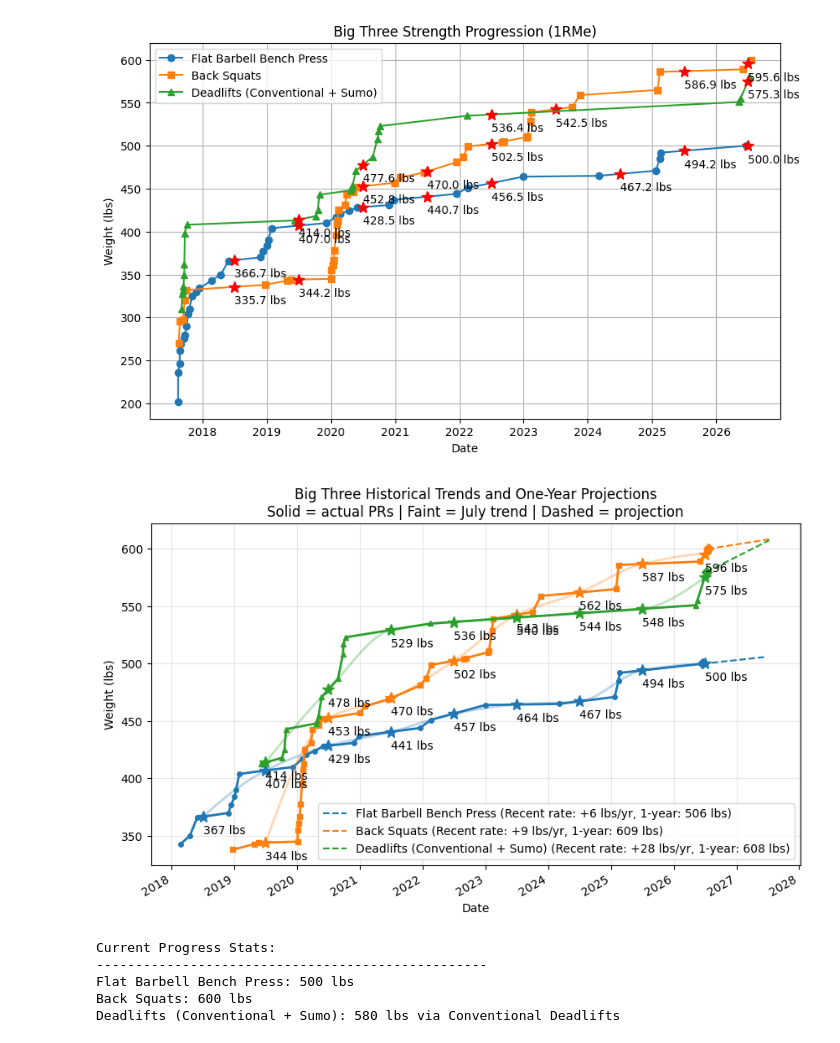
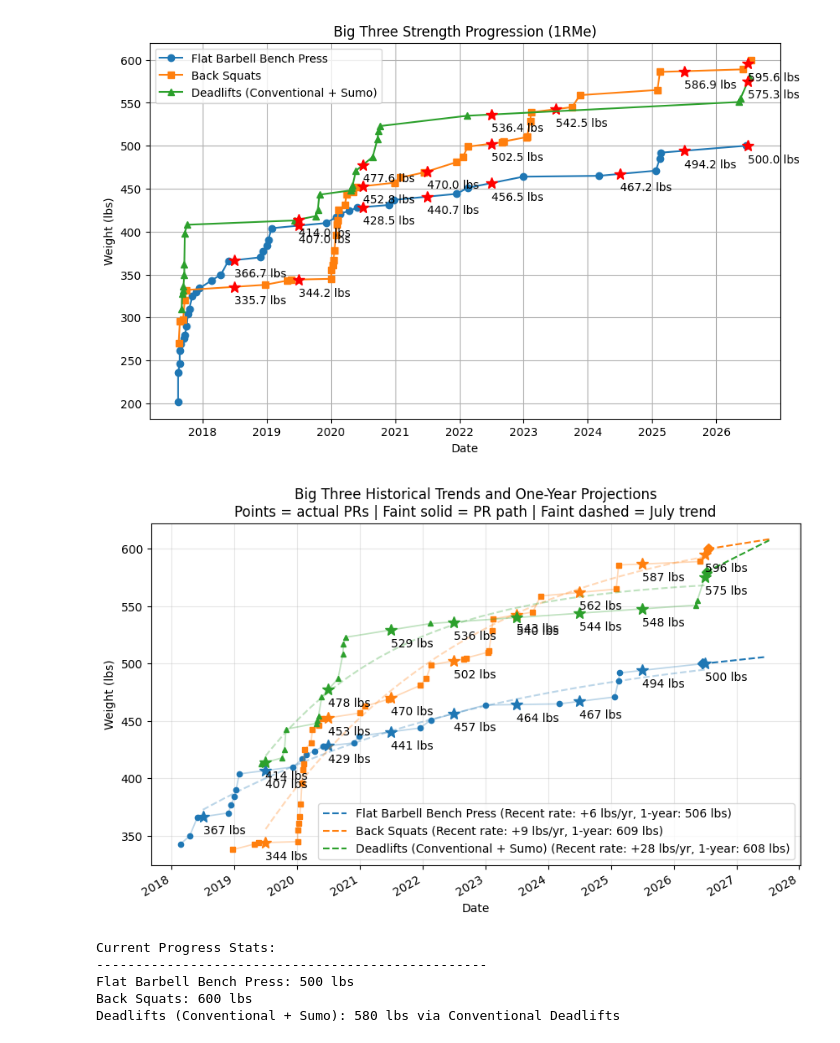
Before and after one commit to WeightliftingApp/WeightliftingApp-AnalyzeData, a Jupyter notebook: src/analyze_big_three.ipynb, the cells around one changed output. Cells and saved outputs as stored; diff of their text form; code cells hidden in the pictures.

Commit message:
Refine big three progression visualization

```diff
--- a/src/analyze_big_three.ipynb
+++ b/src/analyze_big_three.ipynb
@@ -131,9 +131,13 @@ plt.show()
 [figure]
 # %%
 import numpy as np
-from scipy.interpolate import PchipInterpolator
+from scipy.optimize import curve_fit
 
 DAYS_PER_YEAR = 365.2425
+
+
+def asymptotic_func(x, asymptote, growth, rate):
+    return asymptote - growth * np.exp(-rate * x)
 
 plt.figure(figsize=(10, 6))
 markers = ["o", "s", "^"]
@@ -198,19 +202,28 @@ for exercise, marker in zip(exercises, markers):
             elapsed_years = (future_dates - current_date).days / DAYS_PER_YEAR
             projected_weights = current_weight + recent_rate * elapsed_years
 
-            # Plot actual lifetime-record progression as the primary line.
+            # Keep the actual-record path faint, then draw its points
+            # separately at full opacity so the observations stand out.
             line = plt.plot(
                 df["date"],
                 df["weight"],
-                marker=marker,
-                markersize=4,
                 linestyle="-",
-                linewidth=2,
+                linewidth=1.25,
+                alpha=0.3,
             )[0]
             line_color = line.get_color()
+            plt.plot(
+                df["date"],
+                df["weight"],
+                linestyle="none",
+                marker=marker,
+                markersize=4.5,
+                color=line_color,
+            )
 
-            # Draw a shape-preserving historical trend through the annual
-            # snapshots. It describes history only and never extrapolates.
+            # Fit an asymptotic historical trend to the annual snapshots.
+            # It describes history only; current rates and projections below
+            # come from recent observed progress instead of this fit.
             historical_dates = pd.date_range(
                 selected_dates[0], selected_dates[-1], periods=300
             )
@@ -218,16 +231,38 @@ for exercise, marker in zip(exercises, markers):
                 [(date - selected_dates[0]).days for date in selected_dates]
             )
             smooth_x = (historical_dates - selected_dates[0]).days
-            historical_weights = PchipInterpolator(
-                historical_x, selected_weights
-            )(smooth_x)
-            plt.plot(
-                historical_dates,
-                historical_weights,
-                color=line_color,
-                linewidth=2,
-                alpha=0.3,
-            )
+            try:
+                historical_fit, _ = curve_fit(
+                    asymptotic_func,
+                    historical_x,
+                    selected_weights,
+                    p0=[
+                        max(selected_weights) * 1.1,
+                        max(selected_weights) * 0.5,
+                        0.001,
+                    ],
+                    bounds=(
+                        [max(selected_weights), 0, 0],
+                        [
+                            max(selected_weights) * 1.5,
+                            max(selected_weights),
+                            0.01,
+                        ],
+                    ),
+                )
+                historical_weights = asymptotic_func(
+                    smooth_x, *historical_fit
+                )
+                plt.plot(
+                    historical_dates,
+                    historical_weights,
+                    color=line_color,
+                    linestyle="--",
+                    linewidth=1.5,
+                    alpha=0.3,
+                )
+            except (RuntimeError, ValueError):
+                print(f"Could not fit historical curve for {exercise}")
 
             # Plot July 1 snapshots as stars.
             for date, weight in selected_points:
@@ -258,35 +293,35 @@ for exercise, marker in zip(exercises, markers):
                 label=(
                     f"{exercise} (Recent rate: {recent_rate:+.0f} lbs/yr, "
                     f"1-year: {projected_weight:.0f} lbs)"
                 ),
             )
 
 plt.title(
     "Big Three Historical Trends and One-Year Projections\n"
-    "Solid = actual PRs | Faint = July trend | Dashed = projection"
+    "Points = actual PRs | Faint solid = PR path | Faint dashed = July trend"
 )
 plt.xlabel("Date")
 plt.ylabel("Weight (lbs)")
 plt.grid(True, alpha=0.3)
 plt.legend()
 plt.gcf().autofmt_xdate()
 plt.show()
 
 # Print current stats
 print("\nCurrent Progress Stats:")
 print("-" * 50)
 for exercise in exercises:
     if exercise in max_dfs and not max_dfs[exercise].empty:
         df = max_dfs[exercise]
         current_weight = df["weight"].iloc[-1]
         variant_suffix = (
             f" via {df['variant'].iloc[-1]}"
             if len(exercise_variants[exercise]) > 1
             else ""
         )
         print(f"{exercise}: {current_weight:.0f} lbs{variant_suffix}")
 # %% [output]
-[figure, old version]
+[figure, new version]
 Current Progress Stats:
 --------------------------------------------------
 Flat Barbell Bench Press: 500 lbs
```
